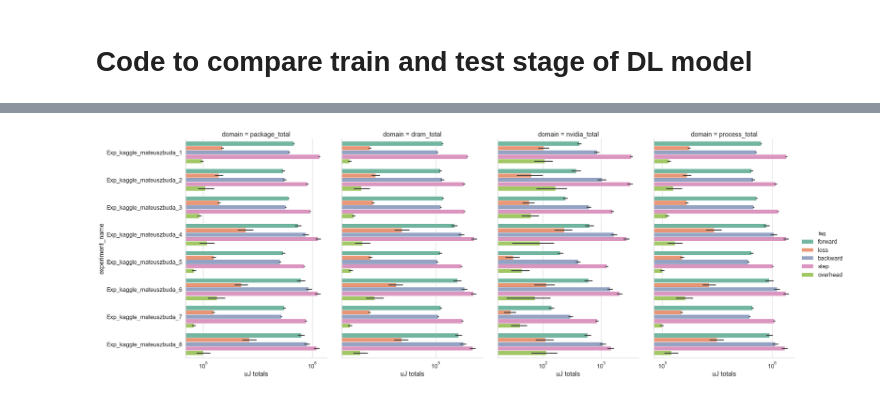
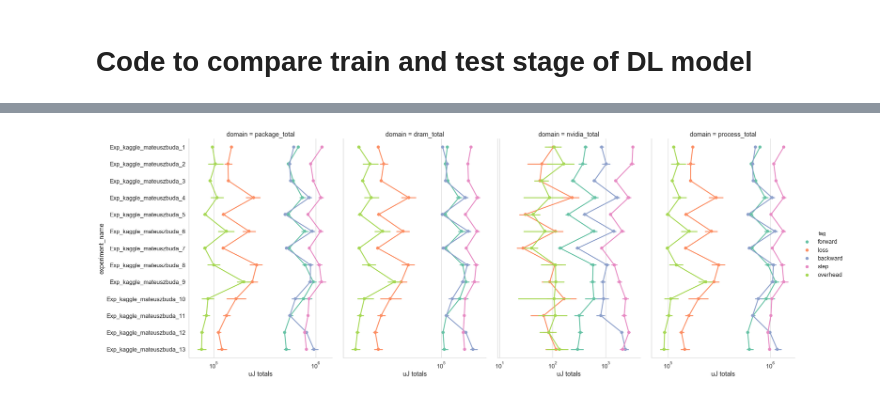
Before and after one commit to neurodatascience/watts_up_compute, a Jupyter notebook: notebooks/6_compare_DL_stages.ipynb, the cells around one changed output, grey strips where cells are left out. Drawn from its saved outputs; the diff is of its cells as text; code cells hidden in the pictures.

```diff
--- a/notebooks/6_compare_DL_stages.ipynb
+++ b/notebooks/6_compare_DL_stages.ipynb
@@ -18,7 +18,7 @@ ml_dir = '{}ml/'.format(project_dir)
 results_dir = '{}results/Exp_kaggle/'.format(project_dir)
 # %%
 # experiment_names = ['Exp_pytorch_cifar','Exp_kaggle_mateuszbuda','Exp_kaggle_mateuszbuda_pruned']
-exp_idx = range(1,9)
+exp_idx = range(1,14)
 experiment_names = ['Exp_kaggle_mateuszbuda_{}'.format(i) for i in exp_idx] #['Exp_kaggle_mateuszbuda','Exp_kaggle_mateuszbuda_pruned']
 
 devices = ['cuda']
@@ -47,5 +47,5 @@ for exp_name in experiment_names:
         joules_df_concat = joules_df_concat.append(joules_df[jcols])
 
 
-exp_config_df_concat
+exp_config_df_concat.head()
 # %% [output]
@@ -61,15 +59,15 @@ exp_config_df_concat
 # %%
 plot_df = joules_df_concat.copy()
 plot_df = plot_df[plot_df['device']=='cuda']
 plot_df = pd.melt(plot_df, id_vars=['experiment_name','device','tag','duration'], value_vars=['package_total','dram_total','nvidia_total','process_total'],
  var_name='domain', value_name='uJ totals')
 
 sns.set(font_scale = 1.5)
 with sns.axes_style("whitegrid"):
-    g = sns.catplot(y='experiment_name',x='uJ totals', hue='tag', col='domain', kind='bar', data=plot_df, palette='Set2',height=10, aspect=0.7, sharex=False)
+    g = sns.catplot(y='experiment_name',x='uJ totals', hue='tag', col='domain', kind='point', data=plot_df, palette='Set2',height=10, aspect=0.7, sharex=False)
     g.set(xscale="log")
 # %% [output]
-[figure, old version]
+[figure, new version]
 # %%
 total_joules = plot_df[(plot_df['domain']=='process_total')&(plot_df['tag']!='overhead')]
 total_joules = total_joules.groupby(['experiment_name','device','domain','tag']).mean().reset_index()
```
Also changed, not shown: parts of 4 cells of this notebook, 5 other files.
